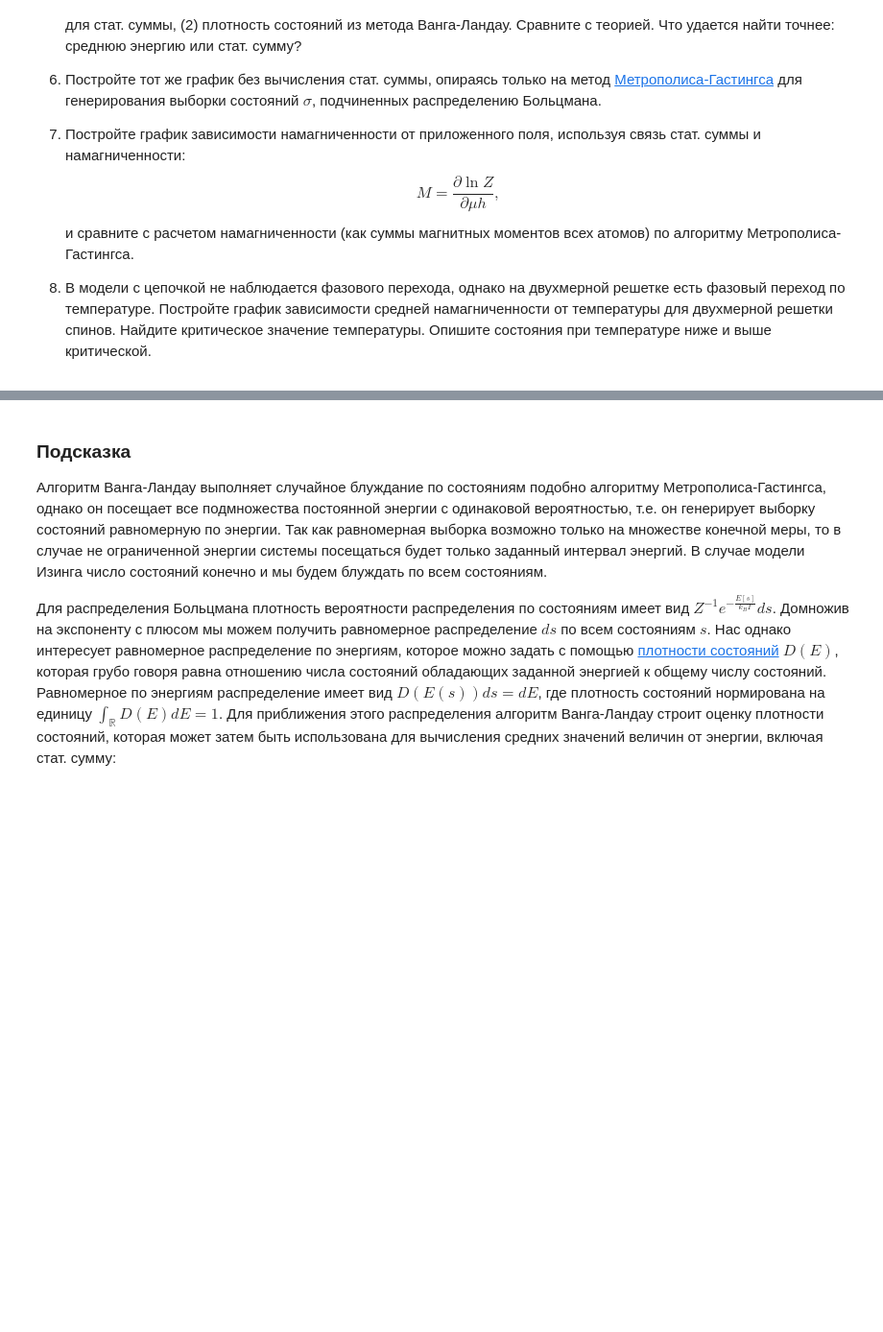
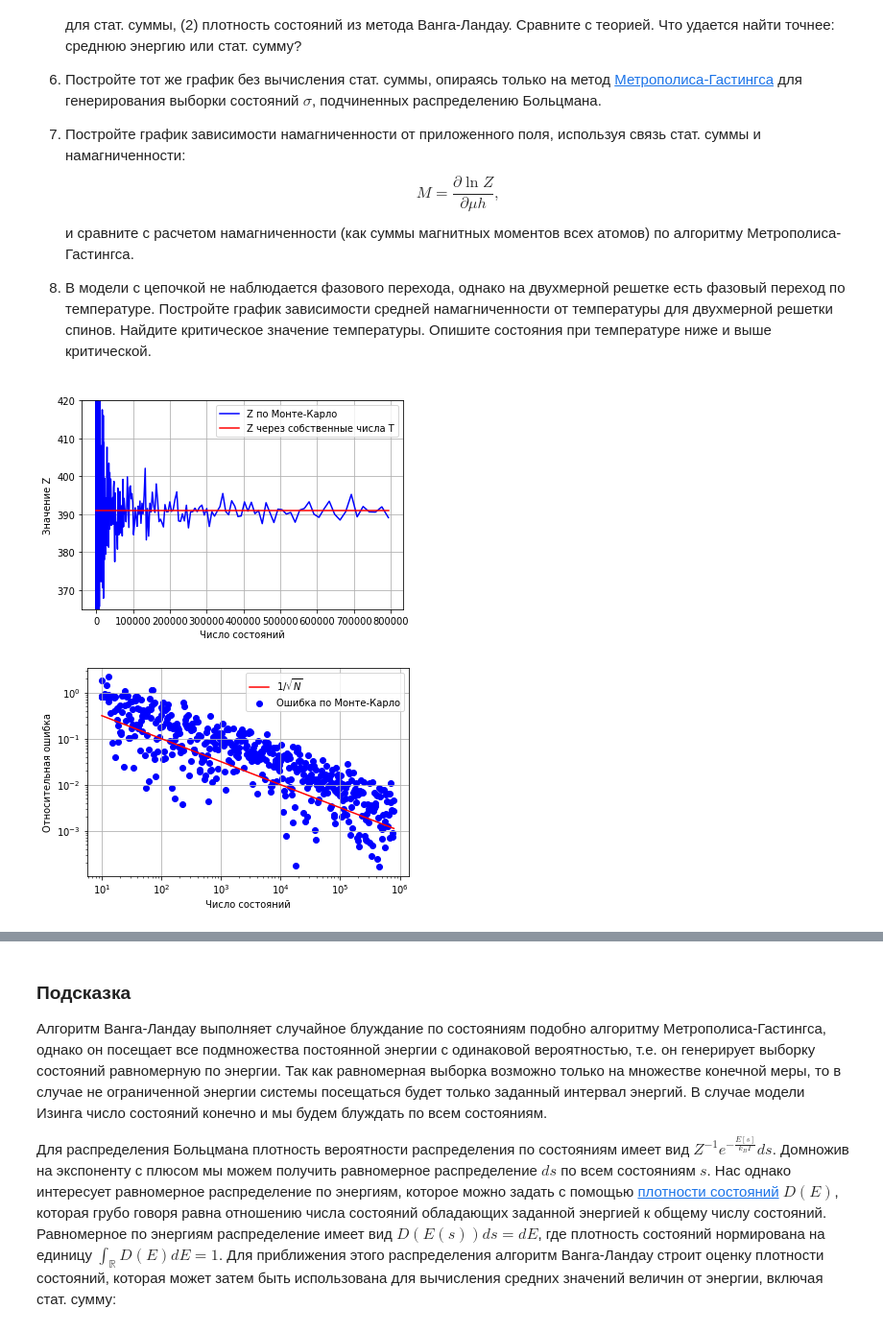
Before and after one commit to miroliubovmark/NumericalSim, a Jupyter notebook: lab 7/lab_7_MonteCarlo.ipynb, the cells around one changed output, grey strips where cells are left out. Shown: that part at 96% size. Saved outputs shown, nothing was run; the diff lists cells and outputs as text; code cells hidden in the pictures; blank space fills up the shorter version.

```diff
--- a/lab 7/lab_7_MonteCarlo.ipynb
+++ b/lab 7/lab_7_MonteCarlo.ipynb
@@ -577,3 +604,39 @@ $$M=\frac{\partial \ln Z}{\partial \mu h},$$
 1. В модели с цепочкой не наблюдается фазового перехода, однако на двухмерной решетке есть фазовый переход по температуре.
 Постройте график зависимости средней намагниченности от температуры для двухмерной решетки спинов.
 Найдите критическое значение температуры. Опишите состояния при температуре ниже и выше критической.
+# %%
+N = np.logspace(1, 5.9, 500, dtype=int)
+
+model = Ising(J=1.0, muh=0.1, L=5)
+beta = 1.
+
+monte_carlo_z = np.zeros(len(N))
+for i in range(len(N)):
+    monte_carlo_z[i] = partition_function_mc(model, beta, N[i])
+
+exact_value = partition_function_expl(model, beta)
+
+plt.plot(N, monte_carlo_z, color='b', label='Z по Монте-Карло')
+plt.plot(N, [exact_value] * len(N), color='r', label='Z через собственные числа T')
+plt.grid()
+plt.xlabel('Число состояний')
+plt.ylabel('Значение Z')
+plt.ylim([365,420])
+plt.legend()
+plt.show()
+
+
+error = abs(monte_carlo_z - exact_value) / exact_value
+
+plt.scatter(N, error,  color='b', label='Ошибка по Монте-Карло')
+plt.plot(N, 1/(N**(0.5)), color='r', label=r'$1/\sqrt{N}$')
+plt.yscale('log')
+plt.xscale('log')
+plt.xlabel('Число состояний')
+plt.ylabel('Относительная ошибка')
+plt.legend()
+plt.grid()
+plt.show()
+# %% [output]
+[figure, added]
+[figure, added]
```
Also changed, not shown: parts of 17 cells of this notebook.
